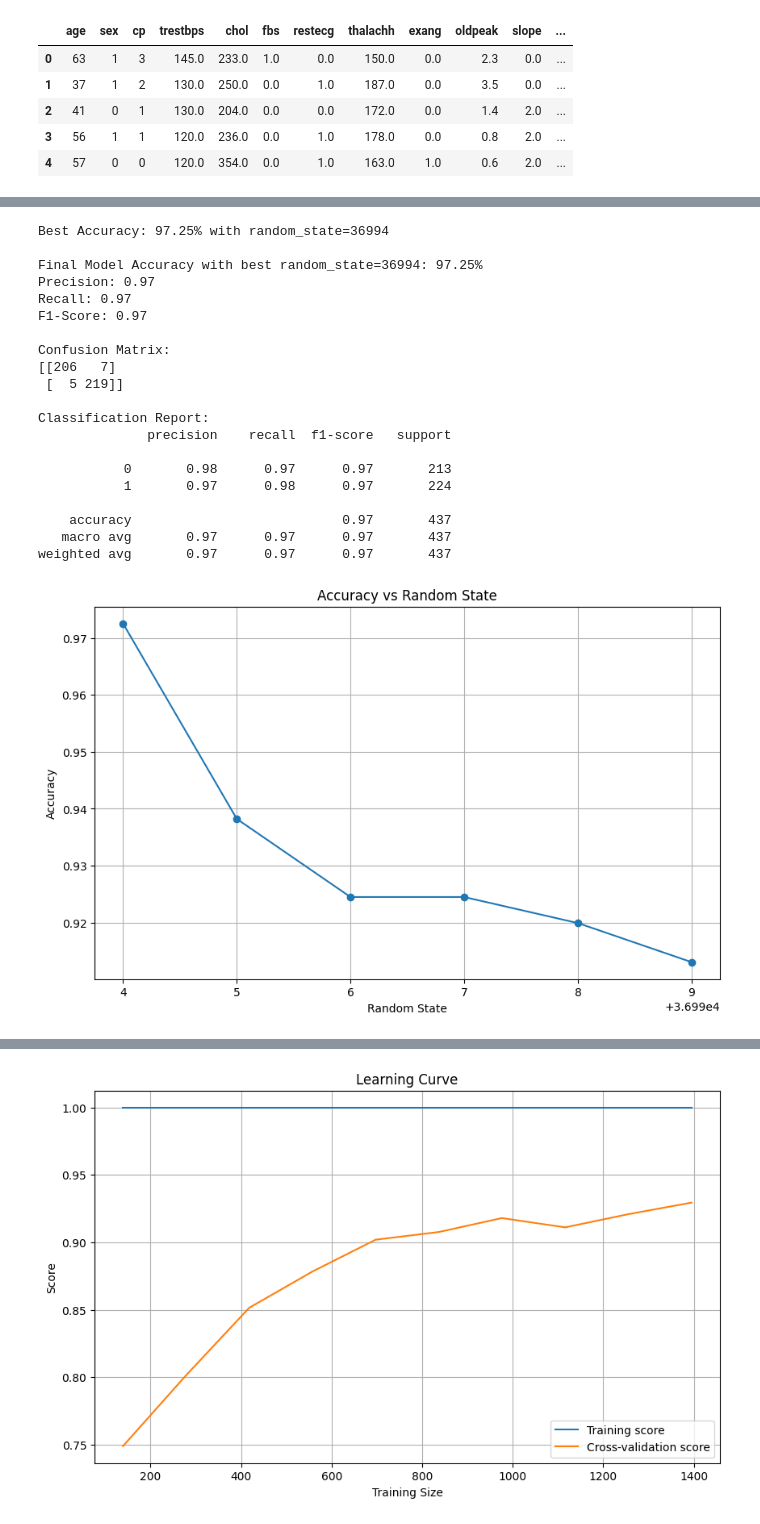
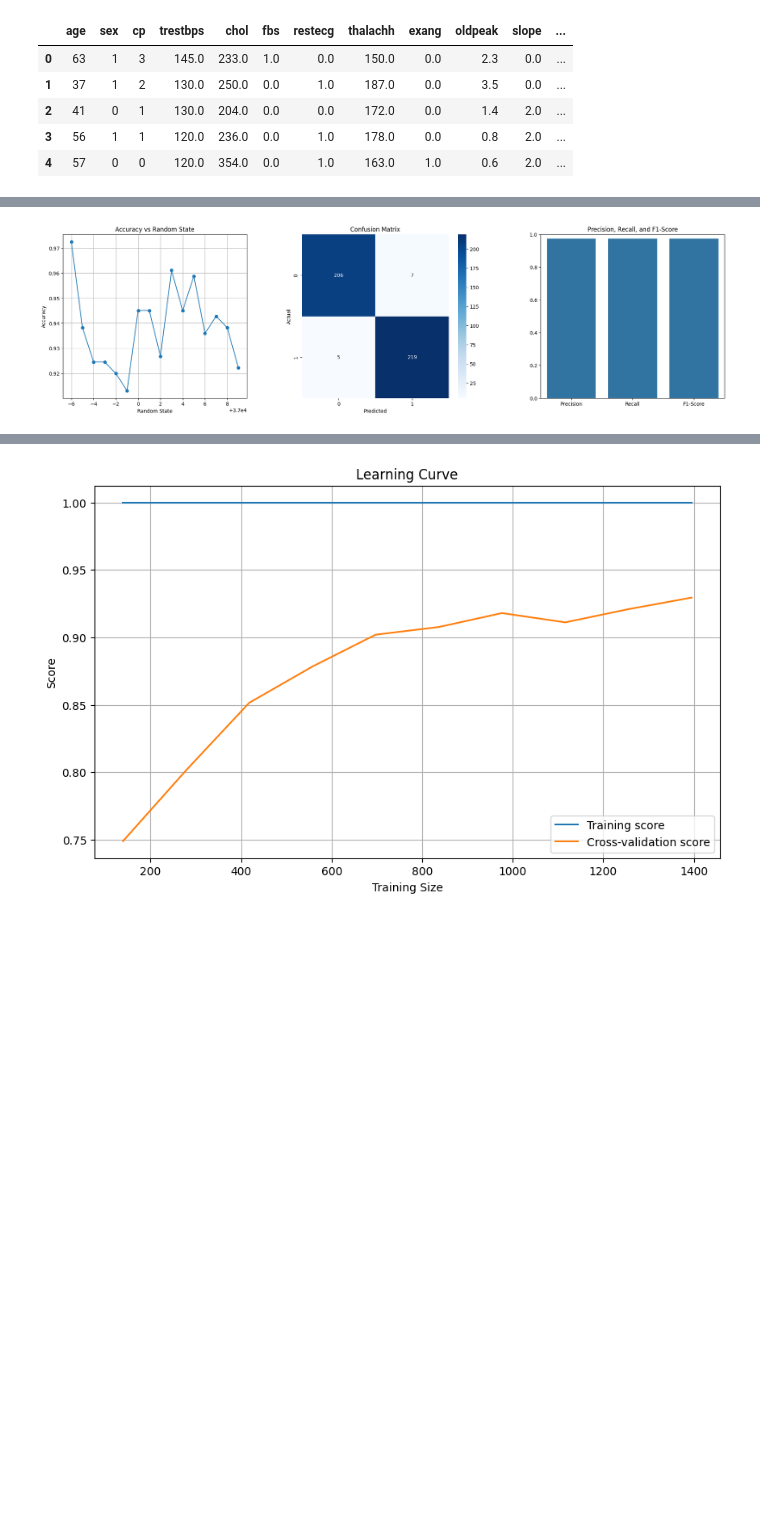
Before and after one commit to nfarhaan/Heart-Attack-Prediction-Using-Machine-Learning, a Jupyter notebook: decision_tree.ipynb, the cells around one changed output, grey strips where cells are left out. Saved outputs shown, nothing was run; the diff lists cells and outputs as text; code cells hidden in the pictures; blank space fills up the shorter version.

Commit message:
Graphs layout changed to side by side

```diff
--- a/decision_tree.ipynb
+++ b/decision_tree.ipynb
@@ -77,7 +77,7 @@ best_random_state = None
 accuracies = []
 
 # Step 2: Loop through random_state values from 36994 to 100000 with a progress bar
-for state in tqdm(range(36994, 37000), desc="Processing random states"):  # Adjust range for demonstration
+for state in tqdm(range(36994, 37010), desc="Processing random states"):  # Adjust range for demonstration
     # Split the data into training and testing sets with the current random_state
     X_train, X_test, y_train, y_test = train_test_split(X_imputed, y, test_size=0.2, random_state=state)
 
@@ -132,33 +132,35 @@ print(conf_matrix)
 print("\nClassification Report:")
 print(class_report)
 
-# Step 4: Visualization
+# Step 4: Visualization with subplots
+
+# Create subplots
+fig, axs = plt.subplots(1, 3, figsize=(24, 6))
 
 # Plot accuracy vs random_state
 states, accs = zip(*accuracies)
-plt.figure(figsize=(10, 6))
-plt.plot(states, accs, marker='o')
-plt.xlabel('Random State')
-plt.ylabel('Accuracy')
-plt.title('Accuracy vs Random State')
-plt.grid(True)
-plt.show()
+axs[0].plot(states, accs, marker='o')
+axs[0].set_xlabel('Random State')
+axs[0].set_ylabel('Accuracy')
+axs[0].set_title('Accuracy vs Random State')
+axs[0].grid(True)
 
 # Plot the confusion matrix as a heatmap
-plt.figure(figsize=(8, 6))
-sns.heatmap(conf_matrix, annot=True, fmt='d', cmap='Blues')
-plt.xlabel('Predicted')
-plt.ylabel('Actual')
-plt.title('Confusion Matrix')
-plt.show()
+sns.heatmap(conf_matrix, annot=True, fmt='d', cmap='Blues', ax=axs[1])
+axs[1].set_xlabel('Predicted')
+axs[1].set_ylabel('Actual')
+axs[1].set_title('Confusion Matrix')
 
 # Plot Precision, Recall, and F1-Score
 metrics = ['Precision', 'Recall', 'F1-Score']
 values = [precision, recall, f1]
+sns.barplot(x=metrics, y=values, ax=axs[2])
+axs[2].set_ylim(0, 1)
+axs[2].set_title('Precision, Recall, and F1-Score')
 
-plt.figure(figsize=(8, 6))
-sns.barplot(x=metrics, y=values)
-plt.ylim(0, 1)
-plt.title('Precision, Recall, and F1-Score')
+# Adjust the space between the subplots
+plt.subplots_adjust(wspace=0.3)
+
+# Display the plots
 plt.show()
 # %% [output]
@@ -184,21 +187 @@ Requirement already satisfied: colorama in c:\users\farha\appdata\local\packages
-Best Accuracy: 97.25% with random_state=36994
-
-Final Model Accuracy with best random_state=36994: 97.25%
-Precision: 0.97
-Recall: 0.97
-F1-Score: 0.97
-
-Confusion Matrix:
-[[206   7]
- [  5 219]]
-
-Classification Report:
-              precision    recall  f1-score   support
-
-           0       0.98      0.97      0.97       213
-           1       0.97      0.98      0.97       224
-
-    accuracy                           0.97       437
-   macro avg       0.97      0.97      0.97       437
-weighted avg       0.97      0.97      0.97       437
-[figure, old version]
+[figure, new version]
```
Also changed, not shown: parts of 1 cell of this notebook.
